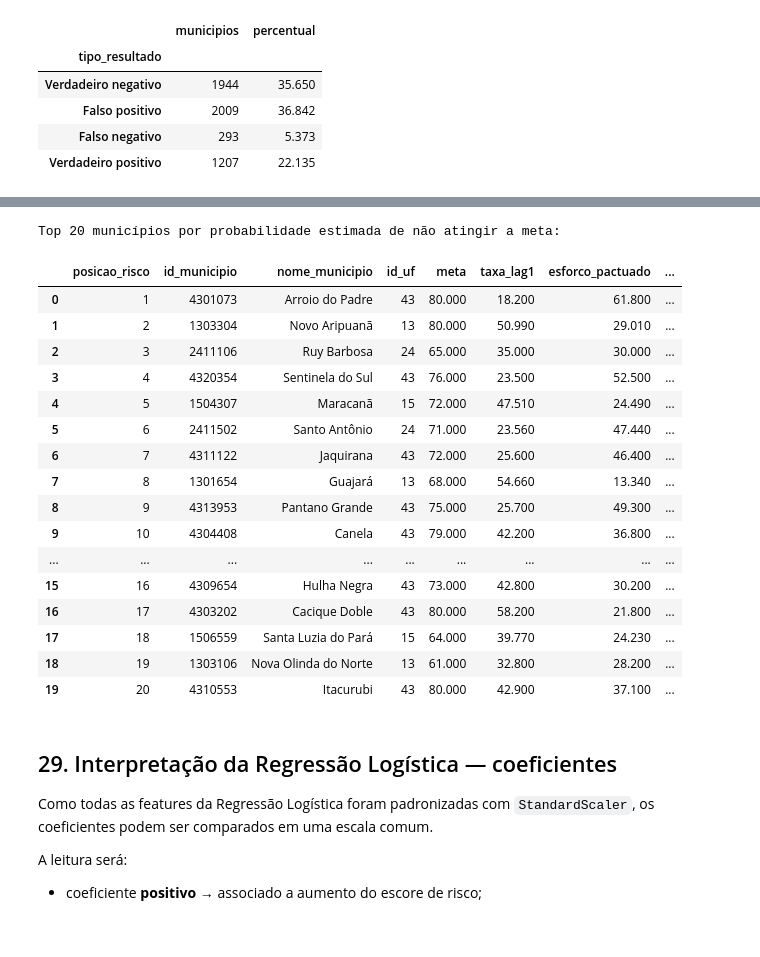
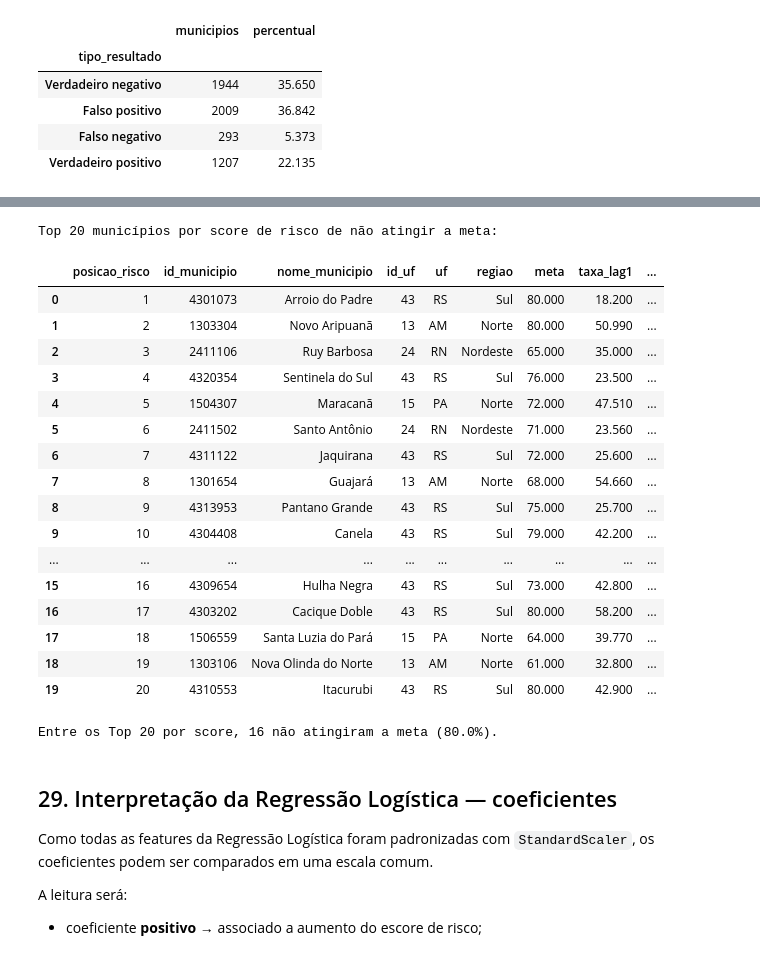
Before and after one commit to matheuscburger/postech-challenge-3, a Jupyter notebook: notebooks/Q4_ML_Classificacao_DMN.ipynb, the cells around one changed output, grey strips where cells are left out. Saved outputs shown, nothing was run; the diff lists cells and outputs as text; code cells hidden in the pictures.

```diff
--- a/notebooks/Q4_ML_Classificacao_DMN.ipynb
+++ b/notebooks/Q4_ML_Classificacao_DMN.ipynb
@@ -281,19 +445,19 @@ EXCLUIDAS_POLITICA_Q4 = [
 ]
 
 identificadores_presentes = [
-    c for c in IDENTIFICADORES_Q4 if c in dados.columns
+    c for c in IDENTIFICADORES_Q4 if c in dados_q4.columns
 ]
 
 vazamento_presente = [
-    c for c in VAZAMENTO_Q4 if c in dados.columns
+    c for c in VAZAMENTO_Q4 if c in dados_q4.columns
 ]
 
 excluidas_politica_presentes = [
-    c for c in EXCLUIDAS_POLITICA_Q4 if c in dados.columns
+    c for c in EXCLUIDAS_POLITICA_Q4 if c in dados_q4.columns
 ]
 
 FEATURES_CANDIDATAS_Q4 = sorted([
-    c for c in dados.columns
+    c for c in dados_q4.columns
     if c not in set(
         identificadores_presentes
         + vazamento_presente
@@ -1852,7 +2093,9 @@ colunas_chave_2025 = [
     if c in dados_q4_2025.columns
 ]
 
-chaves_q4_2025 = dados_q4_2025[colunas_chave_2025].copy()
+chaves_q4_2025 = adicionar_uf_regiao(
+    dados_q4_2025[colunas_chave_2025].copy()
+)
 
 assert set(dados_q4_2025['ano'].unique()) == {2025}
 assert X_q4_2025.columns.tolist() == X_q4_2024.columns.tolist()
@@ -2254,7 +2739,7 @@ for coluna in [
     if coluna in dados_q4_2025.columns:
         avaliacao_q4_2025[coluna] = dados_q4_2025[coluna]
 
-avaliacao_q4_2025['probabilidade_nao_atingir_meta'] = prob_q4_2025
+avaliacao_q4_2025['score_risco_nao_atingir_meta'] = prob_q4_2025
 avaliacao_q4_2025['classe_prevista'] = pred_q4_2025
 avaliacao_q4_2025['classe_real'] = y_q4_2025.to_numpy()
 
@@ -2388,6 +2873,6 @@ não uma fronteira natural entre dois tipos de município.
 # %%
 avaliacao_q4_2025['distancia_ate_threshold'] = (
-    avaliacao_q4_2025['probabilidade_nao_atingir_meta']
+    avaliacao_q4_2025['score_risco_nao_atingir_meta']
     - THRESHOLD_Q4
 ).abs()
 
@@ -2402,9 +2887,11 @@ colunas_proximos = [
         'id_municipio',
         'nome_municipio',
         'id_uf',
+        'uf',
+        'regiao',
         'meta',
         'esforco_pactuado',
-        'probabilidade_nao_atingir_meta',
+        'score_risco_nao_atingir_meta',
         'classe_prevista',
         'classe_real',
         'tipo_resultado',
@@ -2454,59 +2941,75 @@ O target real de 2025 aparece apenas para auditoria do teste temporal.
 ranking_q4_2025 = (
     avaliacao_q4_2025
     .sort_values(
-        'probabilidade_nao_atingir_meta',
+        'score_risco_nao_atingir_meta',
         ascending=False,
     )
     .reset_index(drop=True)
 )
 
 ranking_q4_2025.insert(
     0,
     'posicao_risco',
     np.arange(1, len(ranking_q4_2025) + 1),
 )
 
 colunas_ranking = [
     c for c in [
         'posicao_risco',
         'id_municipio',
         'nome_municipio',
         'id_uf',
+        'uf',
+        'regiao',
         'meta',
         'taxa_lag1',
         'esforco_pactuado',
-        'probabilidade_nao_atingir_meta',
+        'score_risco_nao_atingir_meta',
         'classe_prevista',
         'classe_real',
         'tipo_resultado',
     ]
     if c in ranking_q4_2025.columns
 ]
 
-print('Top 20 municípios por probabilidade estimada de não atingir a meta:')
+print('Top 20 municípios por score de risco de não atingir a meta:')
 display(
     ranking_q4_2025[colunas_ranking]
     .head(20)
 )
+n_top_q4 = min(20, len(ranking_q4_2025))
+top_q4 = ranking_q4_2025.head(n_top_q4)
+n_positivos_top_q4 = int(top_q4['classe_real'].eq(1).sum())
+pct_positivos_top_q4 = (
+    n_positivos_top_q4 / n_top_q4 * 100
+    if n_top_q4 else np.nan
+)
+
+print(
+    f'Entre os Top {n_top_q4} por score, '
+    f'{n_positivos_top_q4} não atingiram a meta '
+    f'({pct_positivos_top_q4:.1f}%).'
+)
 # %% [output]
-Top 20 municípios por probabilidade estimada de não atingir a meta:
+Top 20 municípios por score de risco de não atingir a meta:
-|  | posicao_risco | id_municipio | nome_municipio | id_uf | meta | taxa_lag1 | esforco_pactuado | ... |
-| 0 | 1 | 4301073 | Arroio do Padre | 43 | 80.000 | 18.200 | 61.800 | ... |
-| 1 | 2 | 1303304 | Novo Aripuanã | 13 | 80.000 | 50.990 | 29.010 | ... |
-| 2 | 3 | 2411106 | Ruy Barbosa | 24 | 65.000 | 35.000 | 30.000 | ... |
-| 3 | 4 | 4320354 | Sentinela do Sul | 43 | 76.000 | 23.500 | 52.500 | ... |
-| 4 | 5 | 1504307 | Maracanã | 15 | 72.000 | 47.510 | 24.490 | ... |
-| 5 | 6 | 2411502 | Santo Antônio | 24 | 71.000 | 23.560 | 47.440 | ... |
-| 6 | 7 | 4311122 | Jaquirana | 43 | 72.000 | 25.600 | 46.400 | ... |
-| 7 | 8 | 1301654 | Guajará | 13 | 68.000 | 54.660 | 13.340 | ... |
-| 8 | 9 | 4313953 | Pantano Grande | 43 | 75.000 | 25.700 | 49.300 | ... |
-| 9 | 10 | 4304408 | Canela | 43 | 79.000 | 42.200 | 36.800 | ... |
-| ... | ... | ... | ... | ... | ... | ... | ... | ... |
-| 15 | 16 | 4309654 | Hulha Negra | 43 | 73.000 | 42.800 | 30.200 | ... |
-| 16 | 17 | 4303202 | Cacique Doble | 43 | 80.000 | 58.200 | 21.800 | ... |
-| 17 | 18 | 1506559 | Santa Luzia do Pará | 15 | 64.000 | 39.770 | 24.230 | ... |
-| 18 | 19 | 1303106 | Nova Olinda do Norte | 13 | 61.000 | 32.800 | 28.200 | ... |
-| 19 | 20 | 4310553 | Itacurubi | 43 | 80.000 | 42.900 | 37.100 | ... |
+|  | posicao_risco | id_municipio | nome_municipio | id_uf | uf | regiao | meta | taxa_lag1 | ... |
+| 0 | 1 | 4301073 | Arroio do Padre | 43 | RS | Sul | 80.000 | 18.200 | ... |
+| 1 | 2 | 1303304 | Novo Aripuanã | 13 | AM | Norte | 80.000 | 50.990 | ... |
+| 2 | 3 | 2411106 | Ruy Barbosa | 24 | RN | Nordeste | 65.000 | 35.000 | ... |
+| 3 | 4 | 4320354 | Sentinela do Sul | 43 | RS | Sul | 76.000 | 23.500 | ... |
+| 4 | 5 | 1504307 | Maracanã | 15 | PA | Norte | 72.000 | 47.510 | ... |
+| 5 | 6 | 2411502 | Santo Antônio | 24 | RN | Nordeste | 71.000 | 23.560 | ... |
+| 6 | 7 | 4311122 | Jaquirana | 43 | RS | Sul | 72.000 | 25.600 | ... |
+| 7 | 8 | 1301654 | Guajará | 13 | AM | Norte | 68.000 | 54.660 | ... |
+| 8 | 9 | 4313953 | Pantano Grande | 43 | RS | Sul | 75.000 | 25.700 | ... |
+| 9 | 10 | 4304408 | Canela | 43 | RS | Sul | 79.000 | 42.200 | ... |
+| ... | ... | ... | ... | ... | ... | ... | ... | ... | ... |
+| 15 | 16 | 4309654 | Hulha Negra | 43 | RS | Sul | 73.000 | 42.800 | ... |
+| 16 | 17 | 4303202 | Cacique Doble | 43 | RS | Sul | 80.000 | 58.200 | ... |
+| 17 | 18 | 1506559 | Santa Luzia do Pará | 15 | PA | Norte | 64.000 | 39.770 | ... |
+| 18 | 19 | 1303106 | Nova Olinda do Norte | 13 | AM | Norte | 61.000 | 32.800 | ... |
+| 19 | 20 | 4310553 | Itacurubi | 43 | RS | Sul | 80.000 | 42.900 | ... |
+Entre os Top 20 por score, 16 não atingiram a meta (80.0%).
 # %% [markdown]
 ## 29. Interpretação da Regressão Logística — coeficientes
 
```
Also changed, not shown: parts of 71 cells of this notebook, 6 other files.
